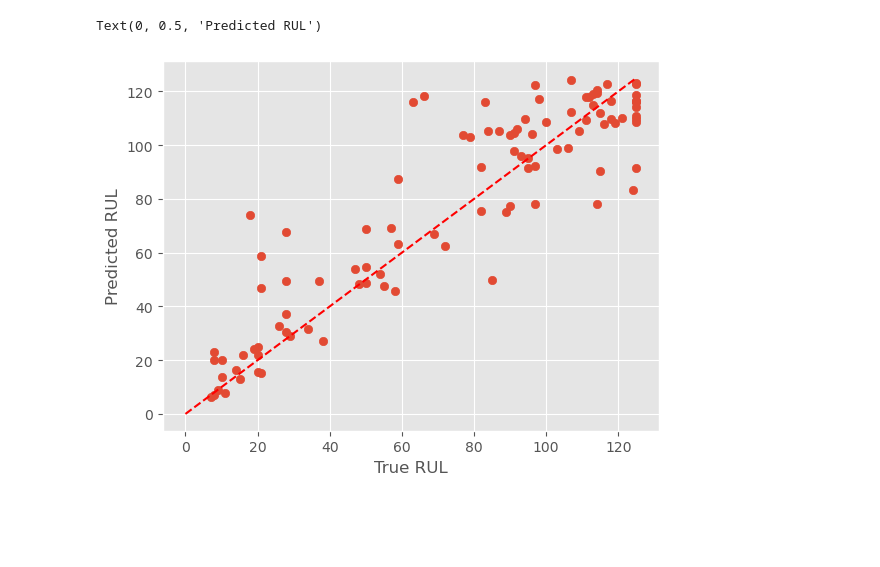
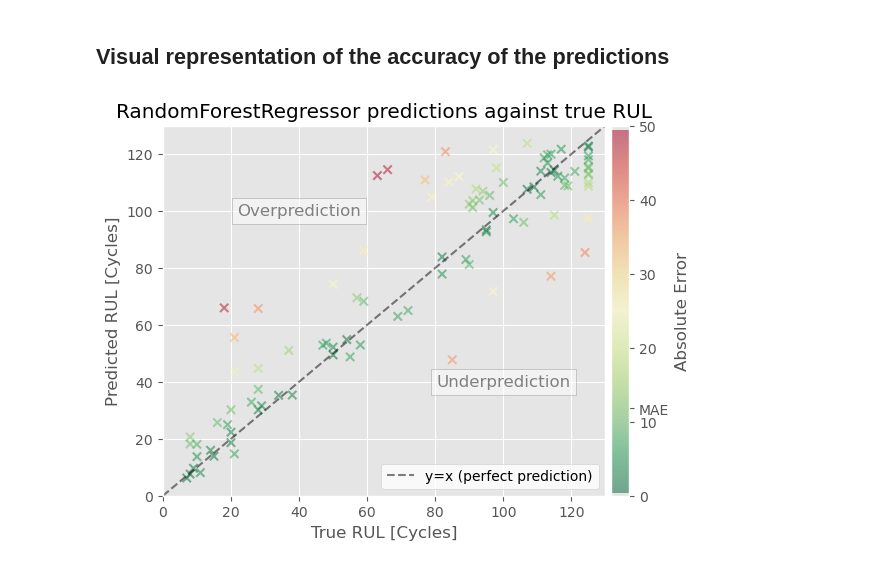
Before and after one commit to RamiSaht/Maintenance, a Jupyter notebook: Part2forest.ipynb, the cells around one changed output. Drawn from its saved outputs; the diff is of its cells as text; code cells hidden in the pictures; blank space fills up the shorter version.

Commit message:
Finetuned forest

```diff
--- a/Part2forest.ipynb
+++ b/Part2forest.ipynb
@@ -1,10 +1,9 @@
 # %%
-from import_data import *
+from import_data import * # makes df_train_with_labels, and df_test_last
 from constants import *
 from CRPS import *
 import matplotlib.pyplot as plt
 import numpy as np
-import sklearn
 plt.style.use('ggplot')
 
 # set up parameters based on A4 paper
@@ -13,17 +12,3 @@ plt.rcParams.update({
     "font.size": 10,  # Font size for text (like in the report)
     # "axes.labelsize": 8,  # Font size for x-axis labels
 })
-# helper function
-def fig_size(x_ratio=1.0, y_ratio=1.0):
-    """
-    Assuming an A4 paper size, this function returns a tuple
-    representing the figure size in inches.
-    parameters:
-    x_ratio: float, ratio of the width relative to A4 width
-    y_ratio: float, ratio of the height relative to A4 height
-    """
-    A4_WIDTH = 6.202  # A4 paper text width in inches
-    A4_HEIGHT = 9.3562  # A4 paper text height in inches
-    if x_ratio <= 0 or y_ratio <= 0:
-        raise ValueError("Ratios must be positive numbers.")
-    return (A4_WIDTH * x_ratio, A4_HEIGHT * y_ratio)
@@ -77,8 +110,28 @@ RMSE on test set: 17.23
+# %% [markdown]
+## Visual representation of the accuracy of the predictions
 # %%
-plt.scatter(test_labels, RFR_predictions)
-plt.plot([0, 125], [0, 125], color='red', linestyle='--', label='y=x')
-plt.xlabel("True RUL")
-plt.ylabel("Predicted RUL")
+fig, ax = plt.subplots(figsize=fig_size(1, 0.5))
+
+ax.scatter(test_labels, RFR_predictions, alpha=0.5, marker='x', c=np.abs(test_labels.to_numpy().flatten() - RFR_predictions), cmap='RdYlGn_r')
+ax.plot([0, 130], [0, 130], color='black', alpha=0.5, linestyle='--', label='y=x (perfect prediction)')
+ax.set_xlabel("True RUL [Cycles]")
+ax.set_ylabel("Predicted RUL [Cycles]")
+ax.set_title("RandomForestRegressor predictions against true RUL")
+
+# add overprediction and underprediction regions
+ax.text(40, 100, "Overprediction", fontsize=12, color='grey', ha='center', va='center', bbox=dict(facecolor='white', alpha=0.5, edgecolor='grey'))
+ax.text(100, 40, "Underprediction", fontsize=12, color='grey', ha='center', va='center', bbox=dict(facecolor='white', alpha=0.5, edgecolor='grey'))
+ax.set_ylim(0, 130)
+ax.set_xlim(0, 130)
+
+# colorbar
+clb = plt.colorbar(ax.collections[0], label='Absolute Error', pad=0.01)
+clb.ax.set_yticks([*clb.ax.get_yticks(), MAE_test], labels=[*clb.ax.get_yticklabels(), f'MAE'])
+
+
+ax.legend(facecolor='white', loc='lower right')
+plt.tight_layout()
+plt.savefig("Output/randomforest_predictions_vs_true_RUL.pdf", bbox_inches='tight')
+plt.show()
 # %% [output]
-Text(0, 0.5, 'Predicted RUL')
-[figure, old version]
+[figure, new version]
```
Also changed, not shown: parts of 8 cells of this notebook, 1 other file.
